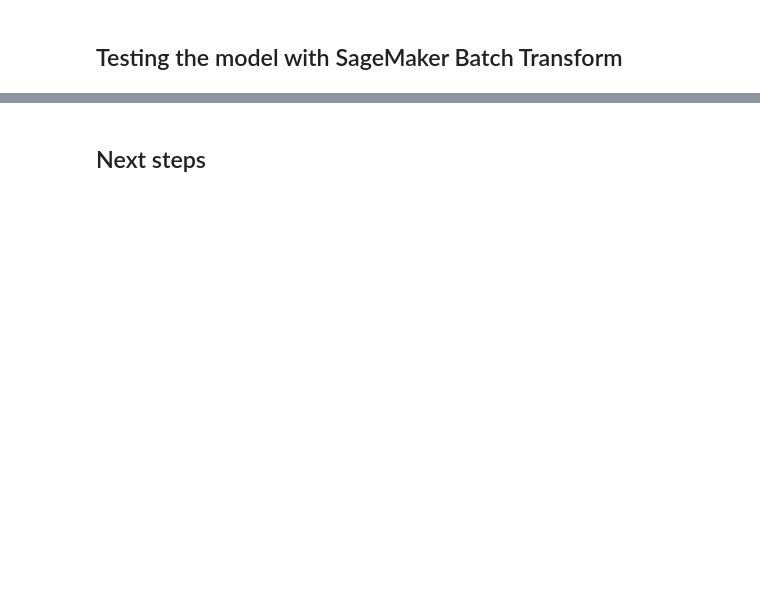
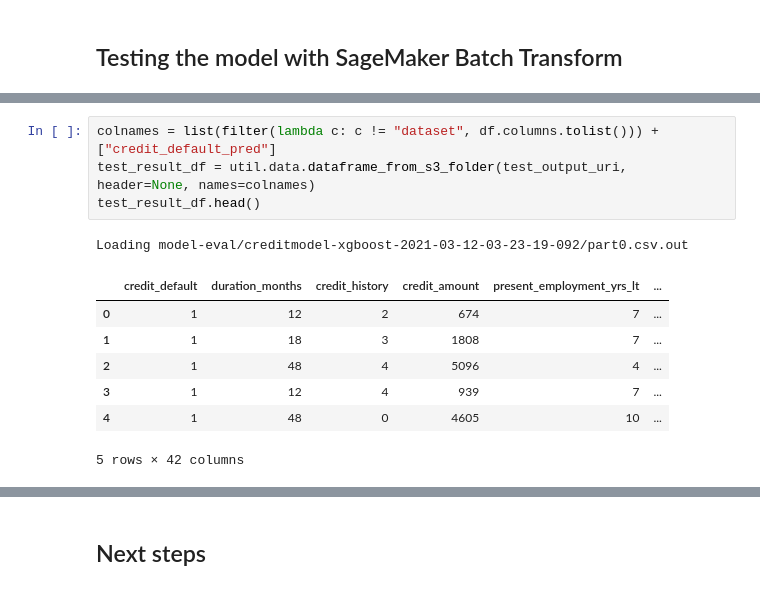
Before and after one commit to apac-ml-tfc/intro-to-mlops, a Jupyter notebook: notebooks/1. Getting Started.ipynb, the cells around one changed output, grey strips where cells are left out. Cells and saved outputs as stored; diff of their text form; blank space fills up the shorter version.

```diff
--- a/notebooks/1. Getting Started.ipynb
+++ b/notebooks/1. Getting Started.ipynb
@@ -270,2 +340,15 @@ transformer.transform(
+# %%
+colnames = list(filter(lambda c: c != "dataset", df.columns.tolist())) + ["credit_default_pred"]
+test_result_df = util.data.dataframe_from_s3_folder(test_output_uri, header=None, names=colnames)
+test_result_df.head()
+# %% [output]
+Loading model-eval/creditmodel-xgboost-2021-03-12-03-23-19-092/part0.csv.out
+|  | credit_default | duration_months | credit_history | credit_amount | present_employment_yrs_lt | ... |
+| 0 | 1 | 12 | 2 | 674 | 7 | ... |
+| 1 | 1 | 18 | 3 | 1808 | 7 | ... |
+| 2 | 1 | 48 | 4 | 5096 | 4 | ... |
+| 3 | 1 | 12 | 4 | 939 | 7 | ... |
+| 4 | 1 | 48 | 0 | 4605 | 10 | ... |
+5 rows × 42 columns
 # %%
 util.plotting.generate_classification_report(
```
Also changed, not shown: parts of 13 cells of this notebook, 2 other files.
